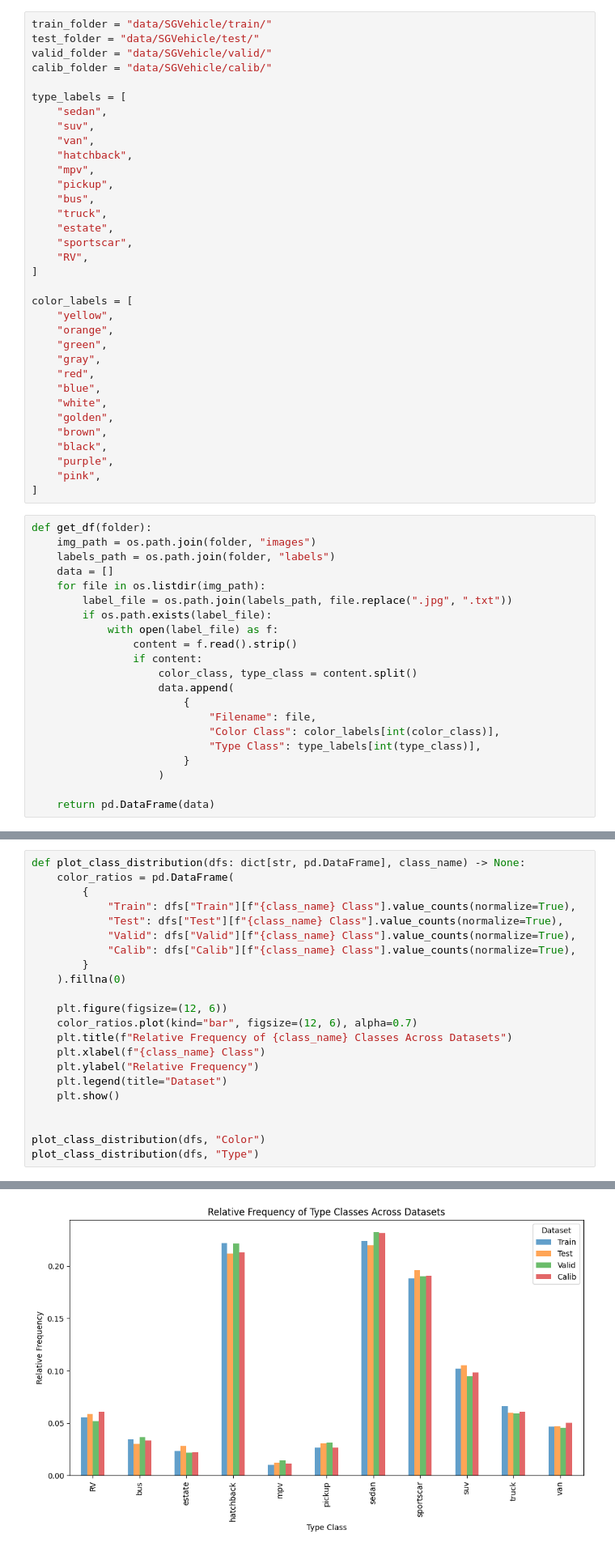
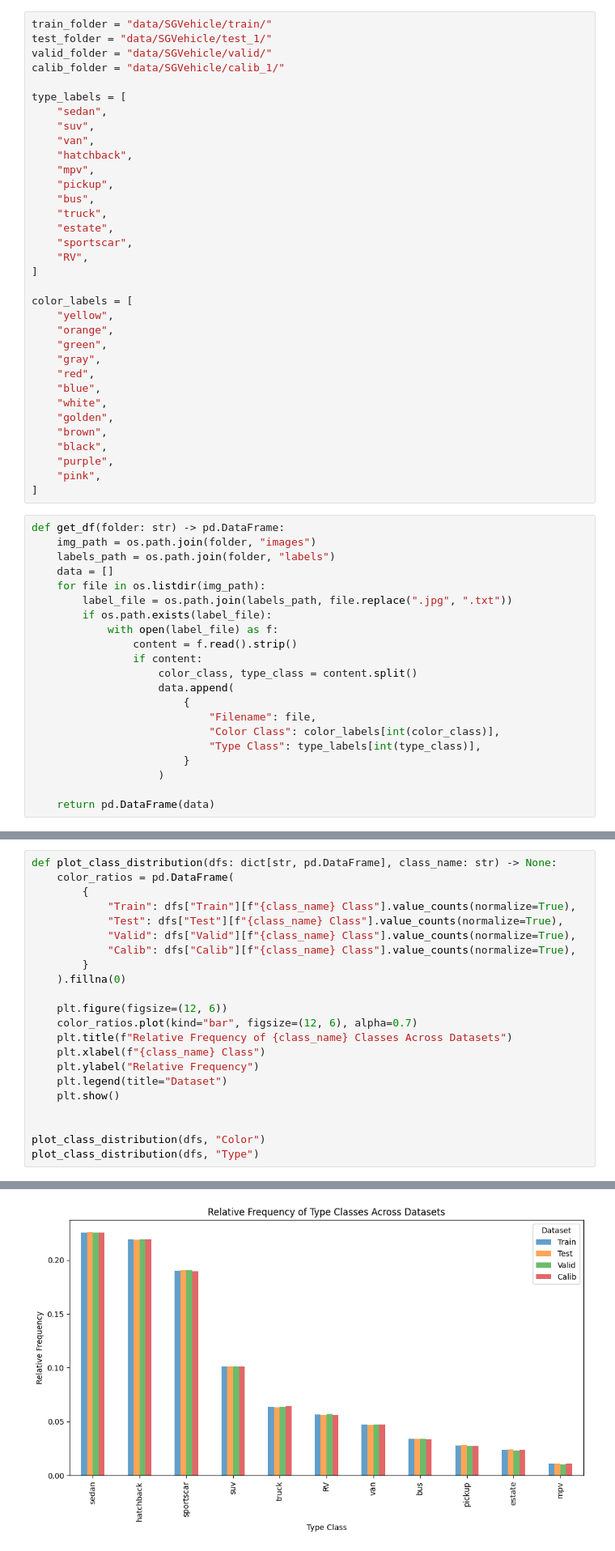
Before and after one commit to tmb2k01/multioutput-conformal, a Jupyter notebook: notebooks/sgvehicle-dataset/dataset-analyzation.ipynb, the cells around one changed output, grey strips where cells are left out. Shown at 81% size. Cells and saved outputs as stored; diff of their text form.

```diff
--- a/notebooks/sgvehicle-dataset/dataset-analyzation.ipynb
+++ b/notebooks/sgvehicle-dataset/dataset-analyzation.ipynb
@@ -7,9 +7,9 @@ import torchvision.transforms.functional as TF
 from PIL import Image
 # %%
 train_folder = "data/SGVehicle/train/"
-test_folder = "data/SGVehicle/test/"
+test_folder = "data/SGVehicle/test_1/"
 valid_folder = "data/SGVehicle/valid/"
-calib_folder = "data/SGVehicle/calib/"
+calib_folder = "data/SGVehicle/calib_1/"
 
 type_labels = [
     "sedan",
@@ -40,7 +40,7 @@ color_labels = [
     "pink",
 ]
 # %%
-def get_df(folder):
+def get_df(folder: str) -> pd.DataFrame:
     img_path = os.path.join(folder, "images")
     labels_path = os.path.join(folder, "labels")
     data = []
@@ -133,5 +133,5 @@ tensor([0.4392, 0.2627, 0.3412])
 # %%
-def plot_class_distribution(dfs: dict[str, pd.DataFrame], class_name) -> None:
+def plot_class_distribution(dfs: dict[str, pd.DataFrame], class_name: str) -> None:
     color_ratios = pd.DataFrame(
         {
             "Train": dfs["Train"][f"{class_name} Class"].value_counts(normalize=True),
@@ -158,5 +158,5 @@ plot_class_distribution(dfs, "Type")
 <Figure size 1200x600 with 0 Axes>
-[figure, old version]
+[figure, new version]
 # %%
 type_class = 4
 color_class = 6
```
Also changed, not shown: parts of 5 cells of this notebook, 30 other files.
